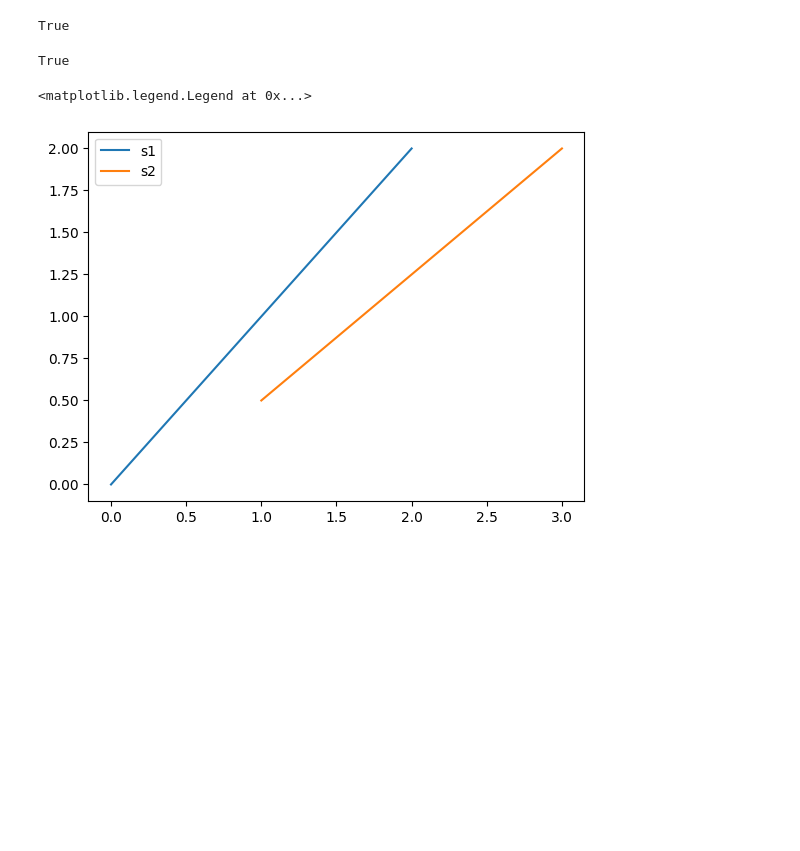
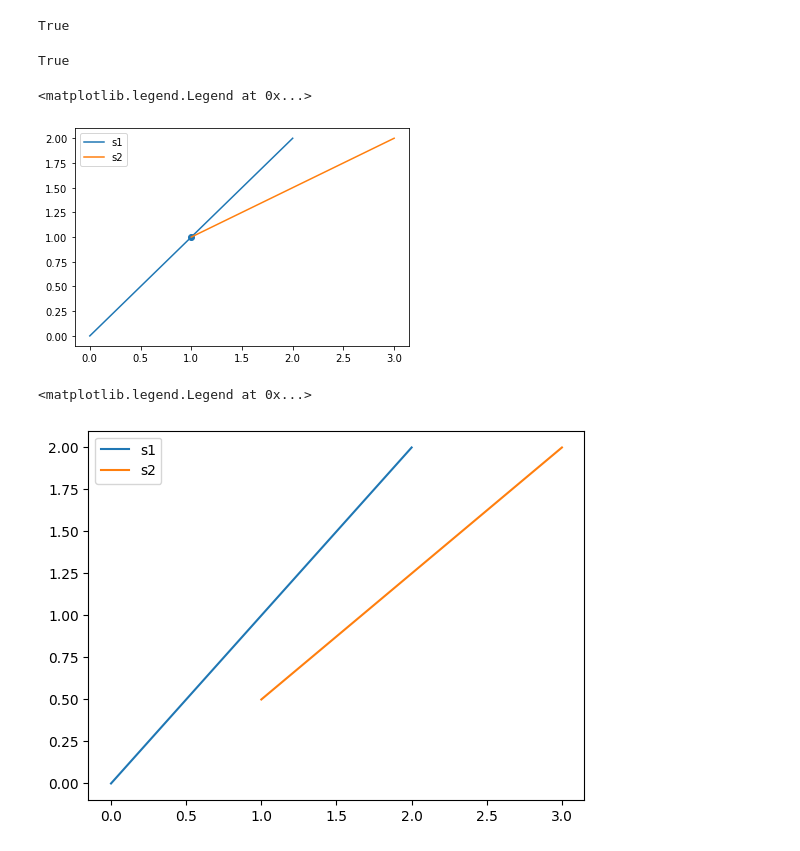
Before and after one commit to Pagutri/Tarea2Geometria, a Jupyter notebook: test_interseccion.ipynb, the cells around one changed output. Saved outputs shown, nothing was run; the diff lists cells and outputs as text; code cells hidden in the pictures; blank space fills up the shorter version.

```diff
--- a/test_interseccion.ipynb
+++ b/test_interseccion.ipynb
@@ -53,6 +49,16 @@ True
 F.segments_intersect(s1, s2)
 # %% [output]
 True
+# %%
+cruce = F.punto_de_cruce(s1, s2)
+
+s1.dibujar("s1")
+s2.dibujar("s2")
+plt.scatter([cruce.x], [cruce.y])
+plt.legend()
+# %% [output]
+<matplotlib.legend.Legend at 0x...>
+[figure, added]
 # %%
 p1 = Point(0, 0)
 p2 = Point(2, 2)
```
Also changed, not shown: parts of 4 cells of this notebook, 1 other file.
